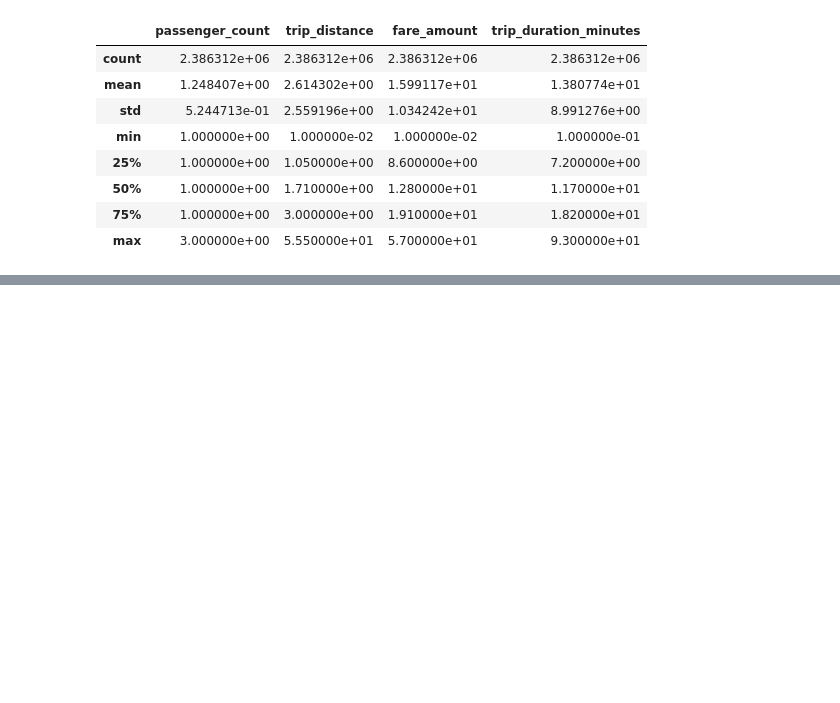
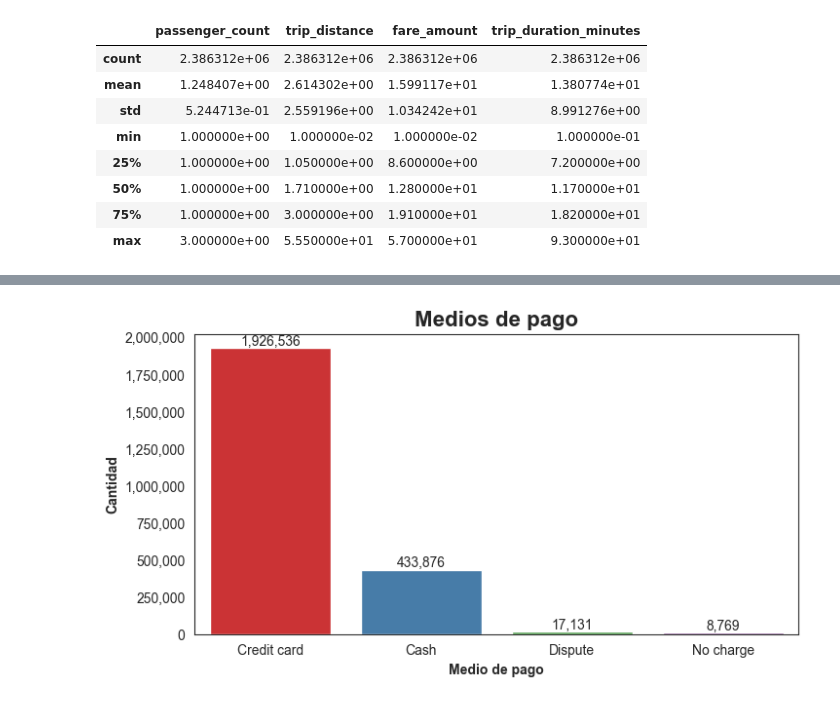
Before and after one commit to ing-jhparra/nyc-taxis, a Jupyter notebook: EDA/Taxis.ipynb, the cells around one changed output, grey strips where cells are left out. Saved outputs shown, nothing was run; the diff lists cells and outputs as text; code cells hidden in the pictures; blank space fills up the shorter version.

```diff
--- a/EDA/Taxis.ipynb
+++ b/EDA/Taxis.ipynb
@@ -295,0 +347,28 @@ datos.describe()
+# %%
+# Definimos el estilo
+sns.set_style('white')
+
+# Definimos el tamaño
+plt.figure(figsize=(8,4))
+
+# Definimos el grafico y los datos a usar
+ax = sns.countplot(data=datos, x='payment_type', hue='payment_type', palette='Set1')
+
+# Colocamos las etiquetas
+plt.title('Medios de pago',fontweight='bold', fontsize=16)
+plt.xlabel('Medio de pago',fontweight='bold')
+plt.ylabel('Cantidad',fontweight='bold')
+
+# Seteamos el eje de las y para mostras los valores en su forma completa
+ax.get_yaxis().set_major_formatter(plt.FuncFormatter(lambda x, loc: "{:,}".format(int(x))))
+
+# Usamos un for para crear las etiquetas que muestras las observaciones por barra
+for p in ax.patches:
+    height = p.get_height()
+    ax.annotate(f'{height:,.0f}', (p.get_x() + p.get_width() / 2., height),
+                ha='center', va='center', xytext=(0, 5), textcoords='offset points')
+
+# Mostramos el grafico
+plt.show()
+# %% [output]
+[figure, added]
```
Also changed, not shown: parts of 8 cells of this notebook.
